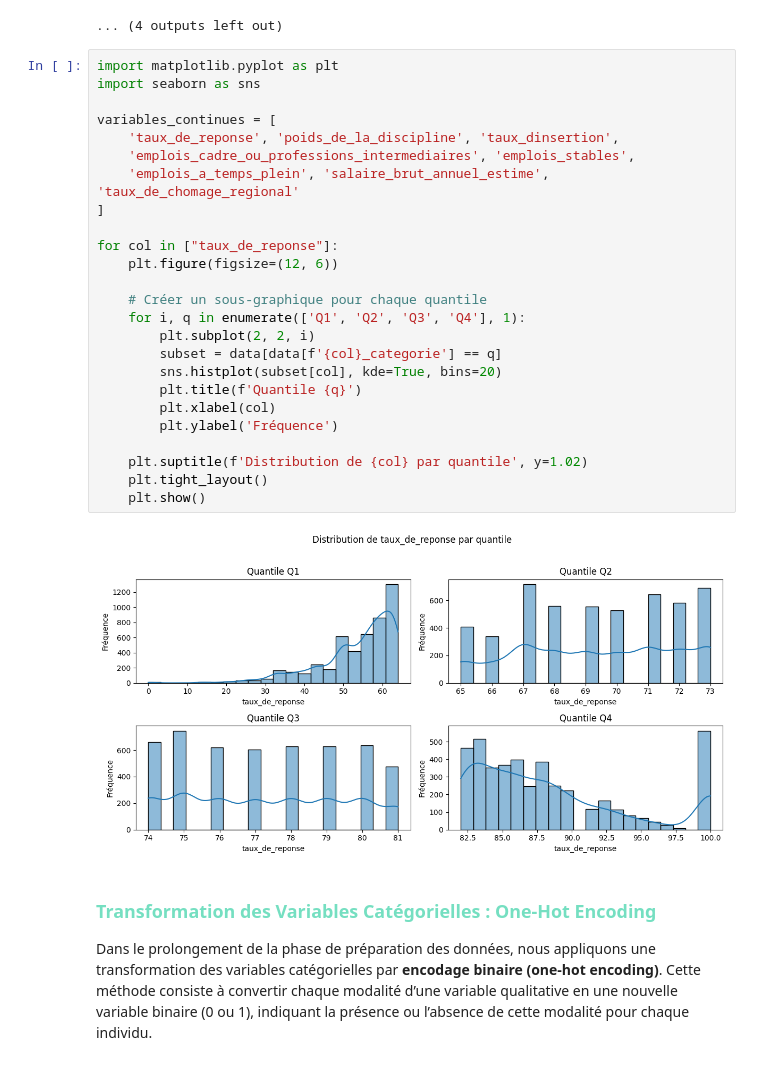
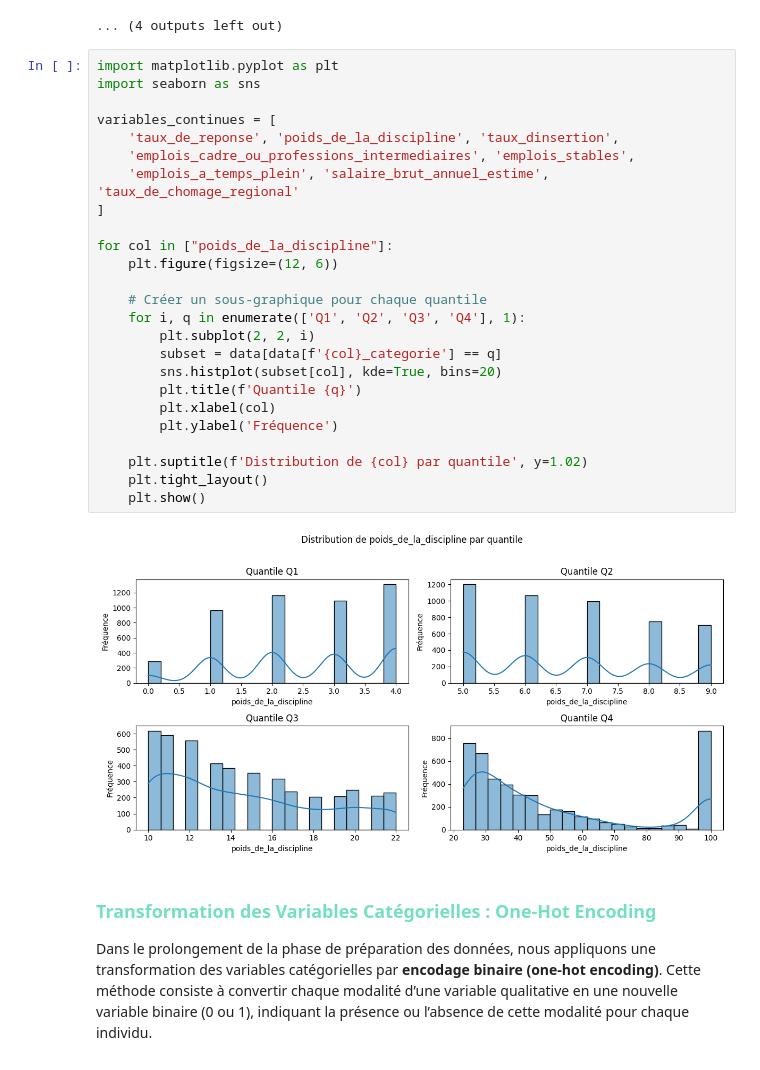
Before and after one commit to aduayom/afd-universites-france, a Jupyter notebook: main.ipynb, the cells around one changed output. Cells and saved outputs as stored; diff of their text form.

```diff
--- a/main.ipynb
+++ b/main.ipynb
@@ -280,30 +280,30 @@ for col in variables_continues:
 # %%
 import matplotlib.pyplot as plt
 import seaborn as sns
 
 variables_continues = [
     'taux_de_reponse', 'poids_de_la_discipline', 'taux_dinsertion',
     'emplois_cadre_ou_professions_intermediaires', 'emplois_stables',
     'emplois_a_temps_plein', 'salaire_brut_annuel_estime', 'taux_de_chomage_regional'
 ]
 
-for col in ["taux_de_reponse"]:
+for col in ["poids_de_la_discipline"]:
     plt.figure(figsize=(12, 6))
 
     # Créer un sous-graphique pour chaque quantile
     for i, q in enumerate(['Q1', 'Q2', 'Q3', 'Q4'], 1):
         plt.subplot(2, 2, i)
         subset = data[data[f'{col}_categorie'] == q]
         sns.histplot(subset[col], kde=True, bins=20)
         plt.title(f'Quantile {q}')
         plt.xlabel(col)
         plt.ylabel('Fréquence')
 
     plt.suptitle(f'Distribution de {col} par quantile', y=1.02)
     plt.tight_layout()
     plt.show()
 # %% [output]
-[figure, old version]
+[figure, new version]
 # %% [markdown]
 <div style="font-family: 'Arial', sans-serif; font-size: 14px; margin-top: 20px;"> <h3 style="color: #75DFC1;">Transformation des Variables Catégorielles : One-Hot Encoding</h3>
 <p style="line-height: 1.6;">
```
Also changed, not shown: 2 other files.
